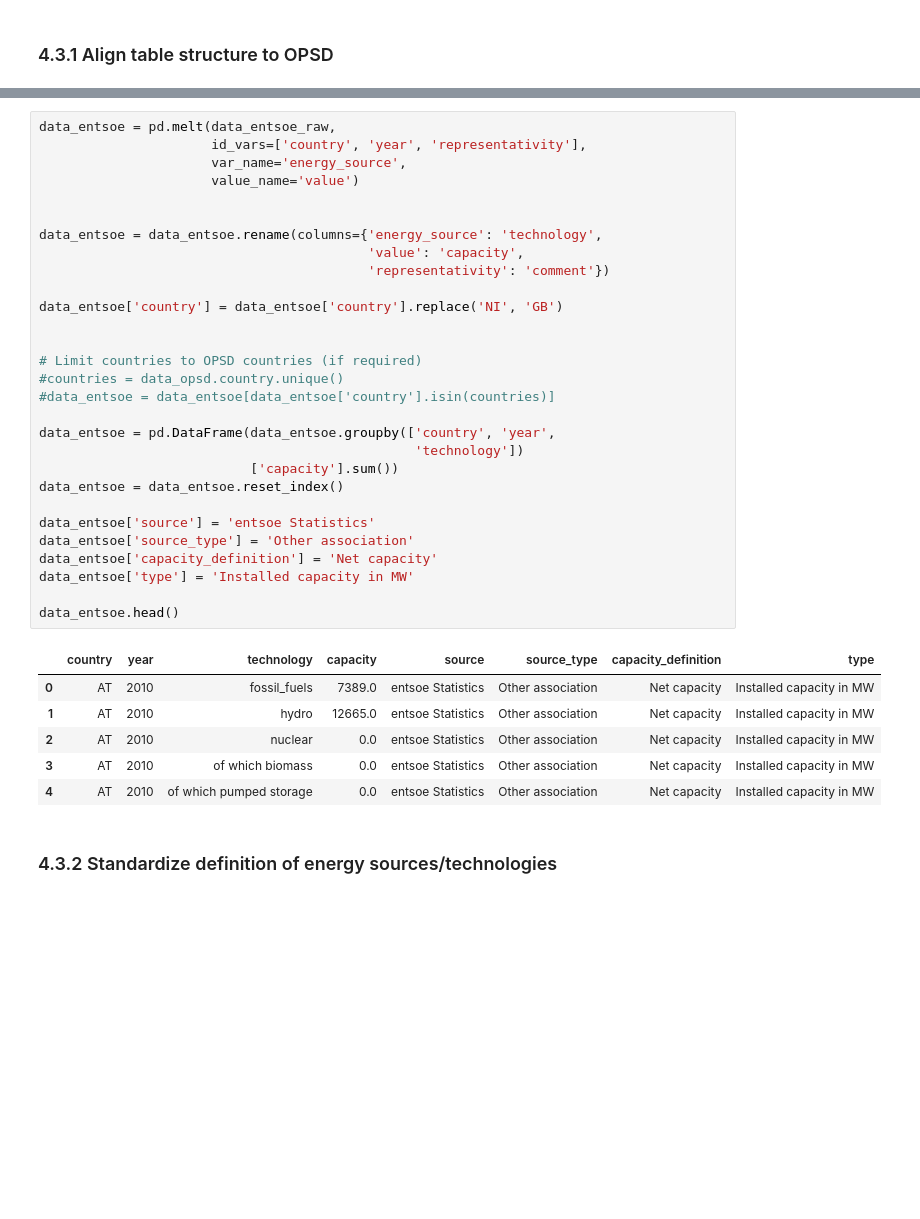
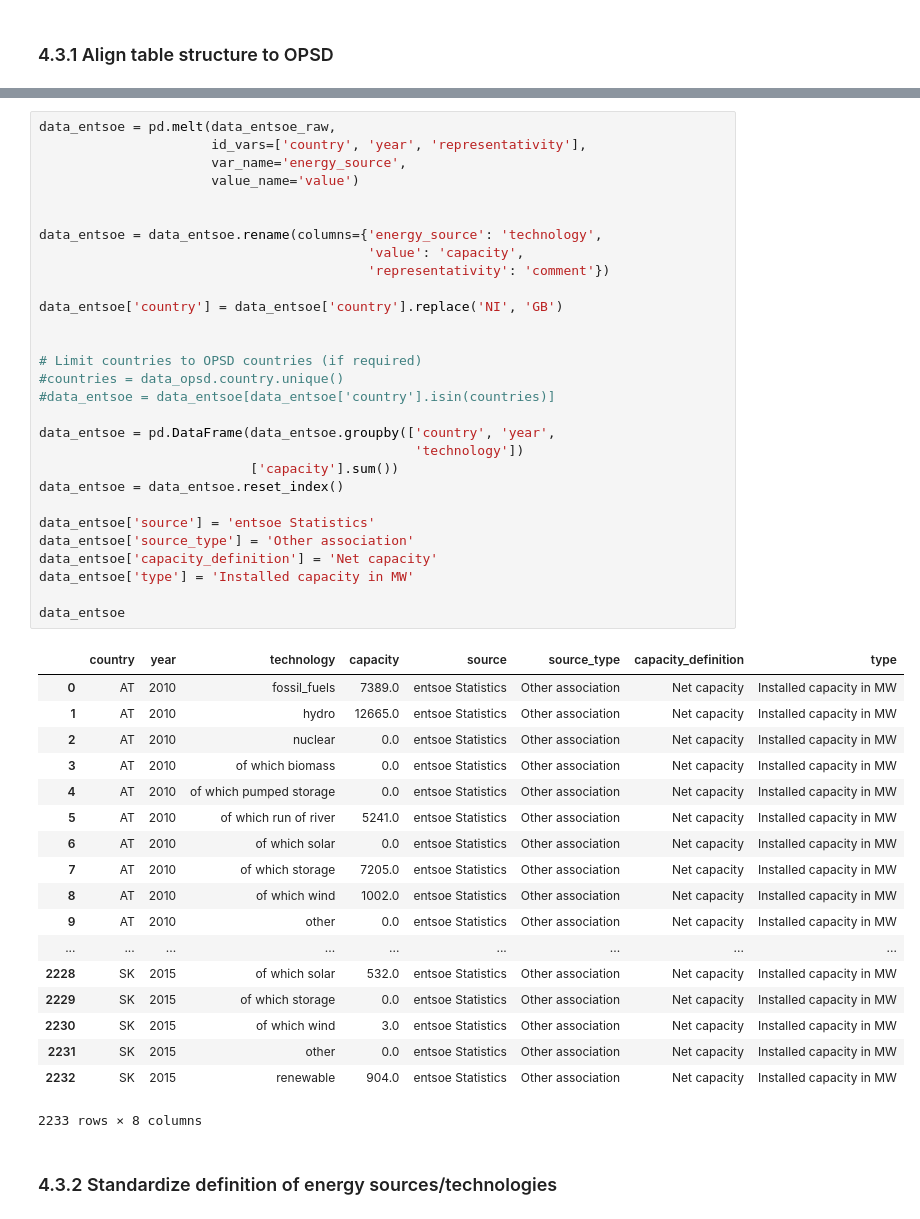
Before and after one commit to Open-Power-System-Data/national_generation_capacity, a Jupyter notebook: processing.ipynb, the cells around one changed output, grey strips where cells are left out. Saved outputs shown, nothing was run; the diff lists cells and outputs as text; blank space fills up the shorter version.

```diff
--- a/processing.ipynb
+++ b/processing.ipynb
@@ -859,34 +871,46 @@ data_entsoe = pd.melt(data_entsoe_raw,
 
 
 data_entsoe = data_entsoe.rename(columns={'energy_source': 'technology',
                                           'value': 'capacity',
                                           'representativity': 'comment'})
 
 data_entsoe['country'] = data_entsoe['country'].replace('NI', 'GB')
 
 
 # Limit countries to OPSD countries (if required)
 #countries = data_opsd.country.unique()
 #data_entsoe = data_entsoe[data_entsoe['country'].isin(countries)]
 
 data_entsoe = pd.DataFrame(data_entsoe.groupby(['country', 'year',
                                                 'technology'])
                            ['capacity'].sum())
 data_entsoe = data_entsoe.reset_index()
 
 data_entsoe['source'] = 'entsoe Statistics'
 data_entsoe['source_type'] = 'Other association'
 data_entsoe['capacity_definition'] = 'Net capacity'
 data_entsoe['type'] = 'Installed capacity in MW'
 
-data_entsoe.head()
+data_entsoe
 # %% [output]
 |  | country | year | technology | capacity | source | source_type | capacity_definition | type |
 | 0 | AT | 2010 | fossil_fuels | 7389.0 | entsoe Statistics | Other association | Net capacity | Installed capacity in MW |
 | 1 | AT | 2010 | hydro | 12665.0 | entsoe Statistics | Other association | Net capacity | Installed capacity in MW |
 | 2 | AT | 2010 | nuclear | 0.0 | entsoe Statistics | Other association | Net capacity | Installed capacity in MW |
 | 3 | AT | 2010 | of which biomass | 0.0 | entsoe Statistics | Other association | Net capacity | Installed capacity in MW |
 | 4 | AT | 2010 | of which pumped storage | 0.0 | entsoe Statistics | Other association | Net capacity | Installed capacity in MW |
+| 5 | AT | 2010 | of which run of river | 5241.0 | entsoe Statistics | Other association | Net capacity | Installed capacity in MW |
+| 6 | AT | 2010 | of which solar | 0.0 | entsoe Statistics | Other association | Net capacity | Installed capacity in MW |
+| 7 | AT | 2010 | of which storage | 7205.0 | entsoe Statistics | Other association | Net capacity | Installed capacity in MW |
+| 8 | AT | 2010 | of which wind | 1002.0 | entsoe Statistics | Other association | Net capacity | Installed capacity in MW |
+| 9 | AT | 2010 | other | 0.0 | entsoe Statistics | Other association | Net capacity | Installed capacity in MW |
+| ... | ... | ... | ... | ... | ... | ... | ... | ... |
+| 2228 | SK | 2015 | of which solar | 532.0 | entsoe Statistics | Other association | Net capacity | Installed capacity in MW |
+| 2229 | SK | 2015 | of which storage | 0.0 | entsoe Statistics | Other association | Net capacity | Installed capacity in MW |
+| 2230 | SK | 2015 | of which wind | 3.0 | entsoe Statistics | Other association | Net capacity | Installed capacity in MW |
+| 2231 | SK | 2015 | other | 0.0 | entsoe Statistics | Other association | Net capacity | Installed capacity in MW |
+| 2232 | SK | 2015 | renewable | 904.0 | entsoe Statistics | Other association | Net capacity | Installed capacity in MW |
+2233 rows × 8 columns
 # %% [markdown]
 ### 4.3.2 Standardize definition of energy sources/technologies
 # %%
```
Also changed, not shown: parts of 13 cells of this notebook, 5 other files.
